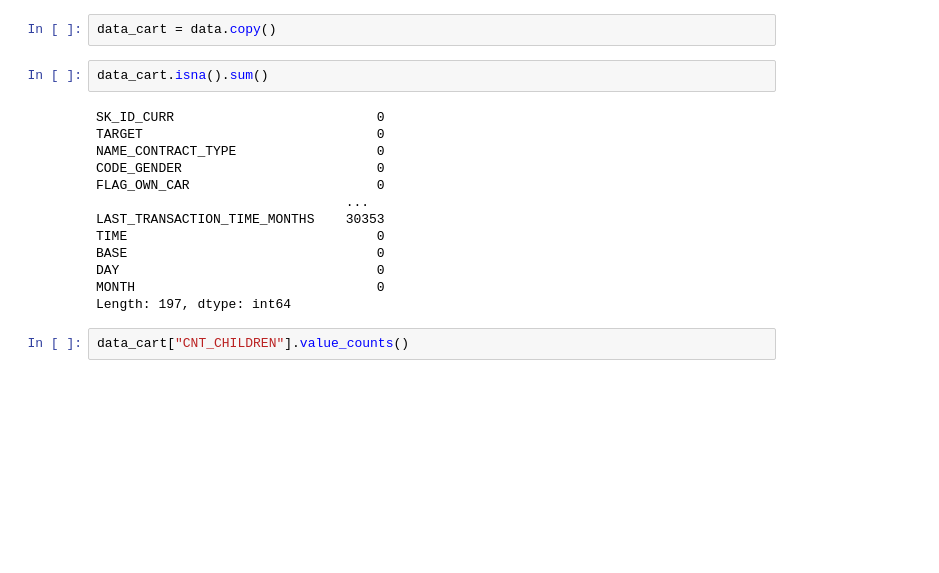
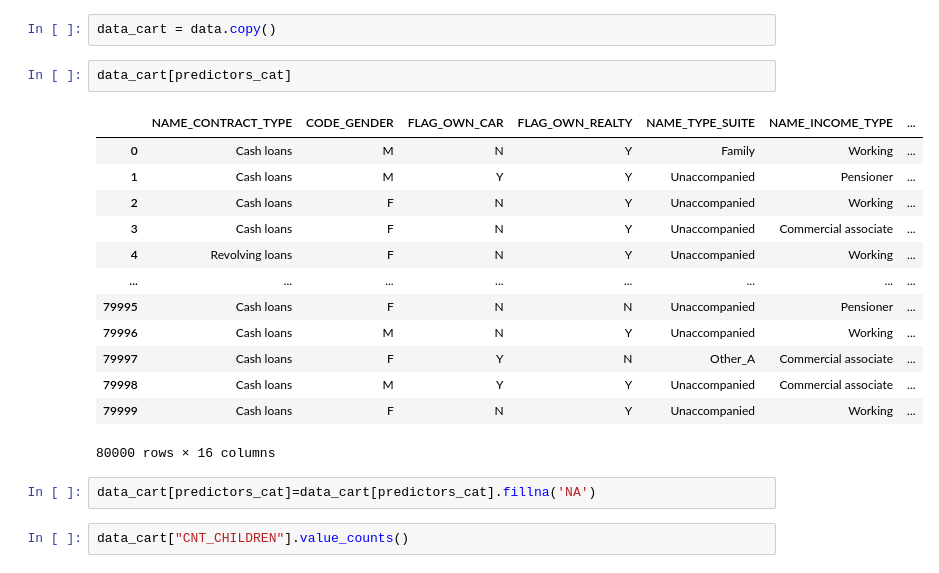
Before and after one commit to macounj1/ukol1datascience, a Jupyter notebook: codeukol1.ipynb, the cells around one changed output. Saved outputs shown, nothing was run; the diff lists cells and outputs as text; blank space fills up the shorter version.

```diff
--- a/codeukol1.ipynb
+++ b/codeukol1.ipynb
@@ -161,21 +162,24 @@ data.head()
 # CART metoda
 # %%
 data_cart = data.copy()
-# %%
-data_cart.isna().sum()
-# %% [output]
-SK_ID_CURR                          0
-TARGET                              0
-NAME_CONTRACT_TYPE                  0
-CODE_GENDER                         0
-FLAG_OWN_CAR                        0
-                                ...
-LAST_TRANSACTION_TIME_MONTHS    30353
-TIME                                0
-BASE                                0
-DAY                                 0
-MONTH                               0
-Length: 197, dtype: int64
+# %%
+data_cart[predictors_cat]
+# %% [output]
+|  | NAME_CONTRACT_TYPE | CODE_GENDER | FLAG_OWN_CAR | FLAG_OWN_REALTY | NAME_TYPE_SUITE | NAME_INCOME_TYPE | ... |
+| 0 | Cash loans | M | N | Y | Family | Working | ... |
+| 1 | Cash loans | M | Y | Y | Unaccompanied | Pensioner | ... |
+| 2 | Cash loans | F | N | Y | Unaccompanied | Working | ... |
+| 3 | Cash loans | F | N | Y | Unaccompanied | Commercial associate | ... |
+| 4 | Revolving loans | F | N | Y | Unaccompanied | Working | ... |
+| ... | ... | ... | ... | ... | ... | ... | ... |
+| 79995 | Cash loans | F | N | N | Unaccompanied | Pensioner | ... |
+| 79996 | Cash loans | M | N | Y | Unaccompanied | Working | ... |
+| 79997 | Cash loans | F | Y | N | Other_A | Commercial associate | ... |
+| 79998 | Cash loans | M | Y | Y | Unaccompanied | Commercial associate | ... |
+| 79999 | Cash loans | F | N | Y | Unaccompanied | Working | ... |
+80000 rows × 16 columns
+# %%
+data_cart[predictors_cat]=data_cart[predictors_cat].fillna('NA')
 # %%
 data_cart["CNT_CHILDREN"].value_counts()
 # %% [output]
```
Also changed, not shown: parts of 31 cells of this notebook.
